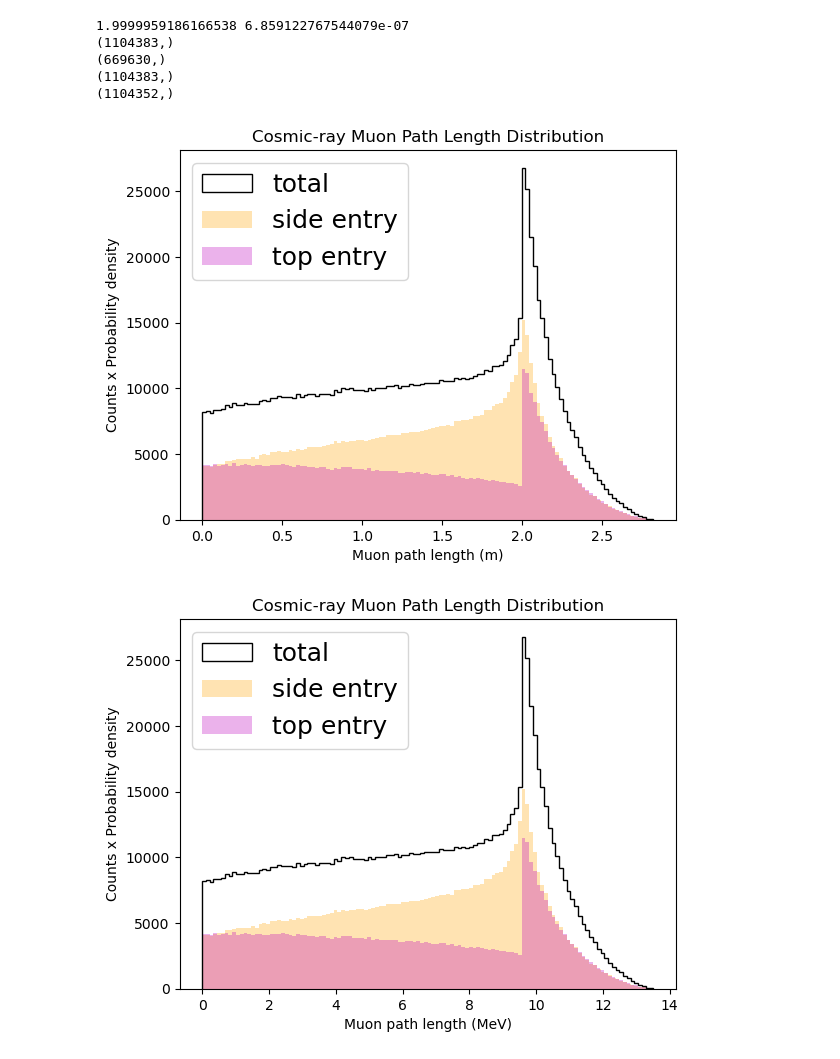
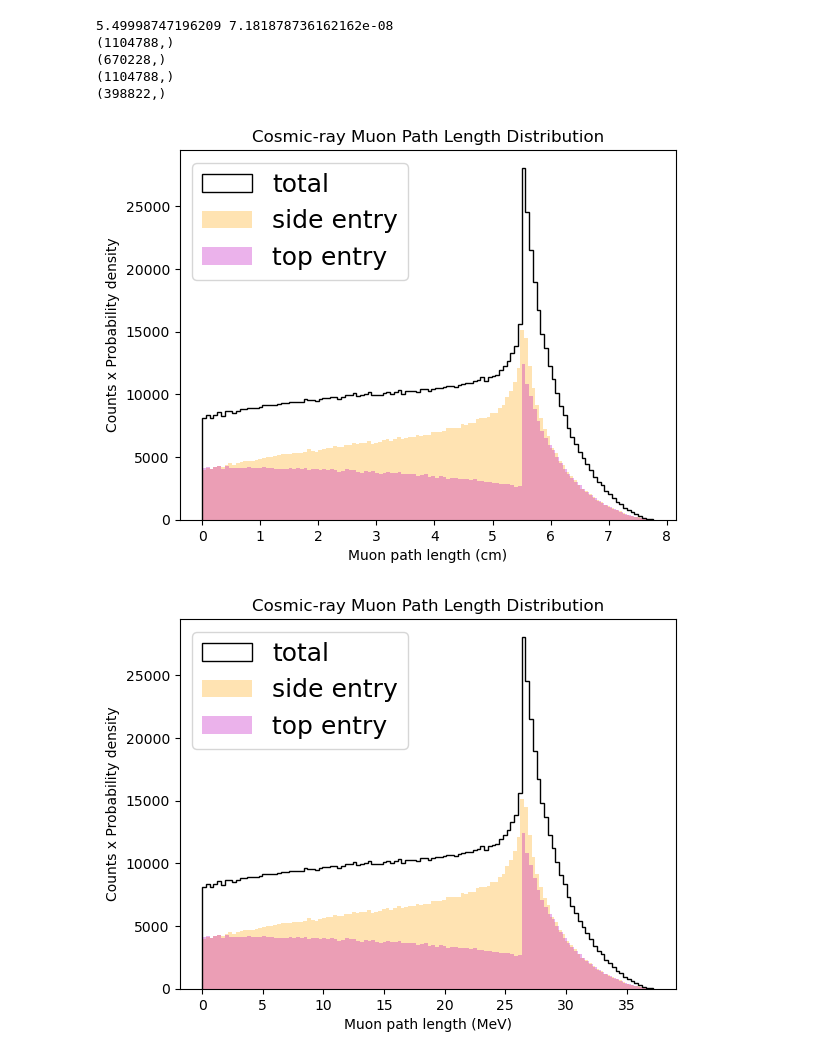
Before and after one commit to villano-lab/NaI_Array_Firmware, a Jupyter notebook: test_firmwares/TrigTest7/data_analysis/Analysis_Notebook/muon_generalized_gpt.ipynb, the cells around one changed output. Drawn from its saved outputs; the diff is of its cells as text; code cells hidden in the pictures.

Commit message:
[ANV] updated the muon generation plot

```diff
--- a/test_firmwares/TrigTest7/data_analysis/Analysis_Notebook/muon_generalized_gpt.ipynb
+++ b/test_firmwares/TrigTest7/data_analysis/Analysis_Notebook/muon_generalized_gpt.ipynb
@@ -5,9 +5,9 @@ import matplotlib.pyplot as plt
 # ----------------------------
 # Detector geometry
 # ----------------------------
-R = 1.0
+R = 5.5/2
 Rwide = 10*R
-H = 2
+H = 5.5
 a = 1.3
 N = 100_000_000 # easily scalable to 10M+
 
@@ -139,39 +139,39 @@ lengths_out = t_side_out
 
 # remove NaNs
 lengths_out = lengths_out[np.isfinite(lengths_out)]
 #print(np.max(lengths_out),np.min(lengths_out))
 
 
 lengths = np.append(lengths_in,lengths_out)
 
 print(np.shape(lengths))
 print(np.shape(lengths_out))
 print(np.shape(lengths[lengths>0.0]))
 print(np.shape(lengths[lengths<2.8]))
 
 # ----------------------------
 # Histogram
 # ----------------------------
 plt.hist(lengths, bins=120, density=False,alpha=1.0,label='total',histtype='step',color='k')
 plt.hist(lengths_out, bins=120, density=False,color='orange',alpha=0.3,label='side entry')
 plt.hist(lengths_in, bins=120, density=False,color='m',alpha=0.3,label='top entry')
 
 #plt.hist([lengths,lengths_out,lengths_in], bins=120, density=True, alpha=1.0, label=['total','side entry','top entry'] \
 #         ,align='mid',color=['b','orange','m'],stacked=False)
 
 plt.legend(loc=2,prop={'size':18})
 plt.yscale('linear')
 plt.xlabel("Muon path length (cm)")
 plt.ylabel("Counts x Probability density")
 plt.title("Cosmic-ray Muon Path Length Distribution")
 plt.show()
 # %% [output]
-1.9999959186166538 6.859122767544079e-07
-(1104383,)
-(669630,)
-(1104383,)
-(1104352,)
+5.49998747196209 7.181878736162162e-08
+(1104788,)
+(670228,)
+(1104788,)
+(398822,)
-[figure, old version]
+[figure, new version]
 # %%
 #energy deposition from muons in NaI
 rho = 3.67 #g/cm^3
@@ -196,4 +196,4 @@ plt.ylabel("Counts x Probability density")
 plt.title("Cosmic-ray Muon Path Length Distribution")
 plt.show()
 # %% [output]
-[figure, old version]
+[figure, new version]
```
Also changed, not shown: parts of 1 cell of this notebook.
